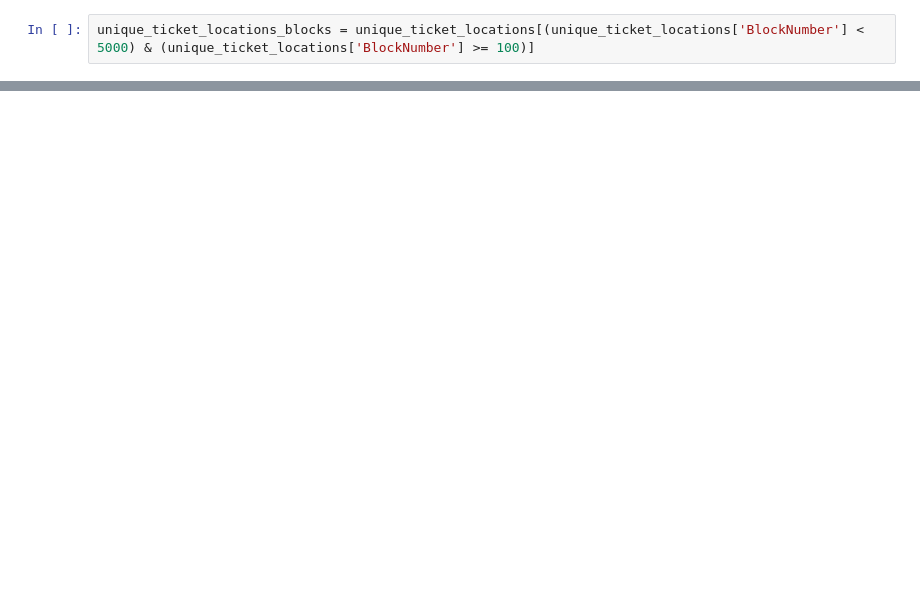
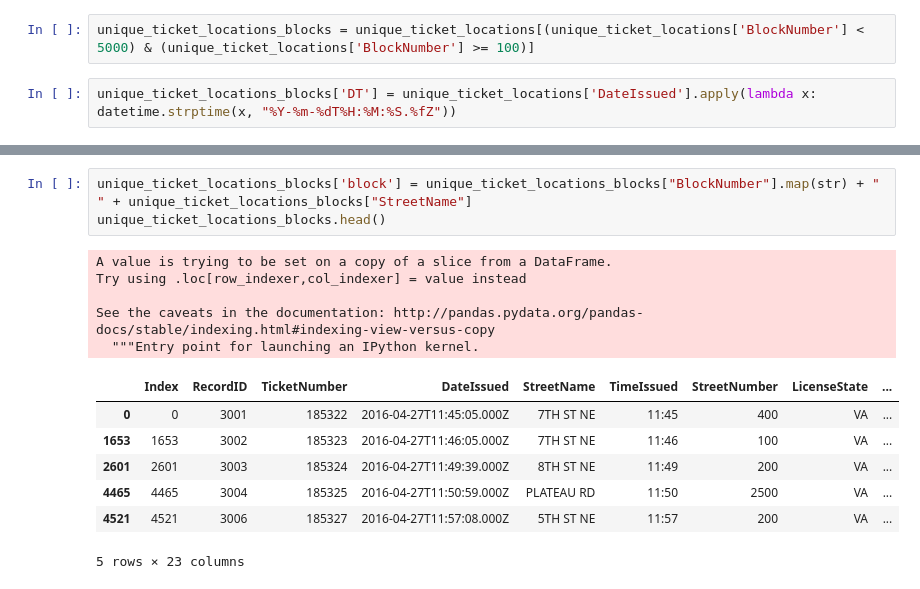
Before and after one commit to tylerhutcherson/CvilleParkingModel, a Jupyter notebook: data_preparation.ipynb, the cells around one changed output, grey strips where cells are left out. Cells and saved outputs as stored; diff of their text form; blank space fills up the shorter version.

```diff
--- a/data_preparation.ipynb
+++ b/data_preparation.ipynb
@@ -34,2 +76,4 @@ unique_ticket_locations['BlockNumber'] = unique_ticket_locations['StreetNumber']
 # %%
 unique_ticket_locations_blocks = unique_ticket_locations[(unique_ticket_locations['BlockNumber'] < 5000) & (unique_ticket_locations['BlockNumber'] >= 100)]
+# %%
+unique_ticket_locations_blocks['DT'] = unique_ticket_locations['DateIssued'].apply(lambda x: datetime.strptime(x, "%Y-%m-%dT%H:%M:%S.%fZ"))
@@ -35,0 +99,16 @@ unique_ticket_locations_blocks = unique_ticket_locations[(unique_ticket_location
+# %%
+unique_ticket_locations_blocks['block'] = unique_ticket_locations_blocks["BlockNumber"].map(str) + " " + unique_ticket_locations_blocks["StreetName"]
+unique_ticket_locations_blocks.head()
+# %% [output]
+A value is trying to be set on a copy of a slice from a DataFrame.
+Try using .loc[row_indexer,col_indexer] = value instead
+
+See the caveats in the documentation: http://pandas.pydata.org/pandas-docs/stable/indexing.html#indexing-view-versus-copy
+  """Entry point for launching an IPython kernel.
+|  | Index | RecordID | TicketNumber | DateIssued | StreetName | TimeIssued | StreetNumber | LicenseState | ... |
+| 0 | 0 | 3001 | 185322 | 2016-04-27T11:45:05.000Z | 7TH ST NE | 11:45 | 400 | VA | ... |
+| 1653 | 1653 | 3002 | 185323 | 2016-04-27T11:46:05.000Z | 7TH ST NE | 11:46 | 100 | VA | ... |
+| 2601 | 2601 | 3003 | 185324 | 2016-04-27T11:49:39.000Z | 8TH ST NE | 11:49 | 200 | VA | ... |
+| 4465 | 4465 | 3004 | 185325 | 2016-04-27T11:50:59.000Z | PLATEAU RD | 11:50 | 2500 | VA | ... |
+| 4521 | 4521 | 3006 | 185327 | 2016-04-27T11:57:08.000Z | 5TH ST NE | 11:57 | 200 | VA | ... |
+5 rows × 23 columns
```
Also changed, not shown: parts of 40 cells of this notebook.
